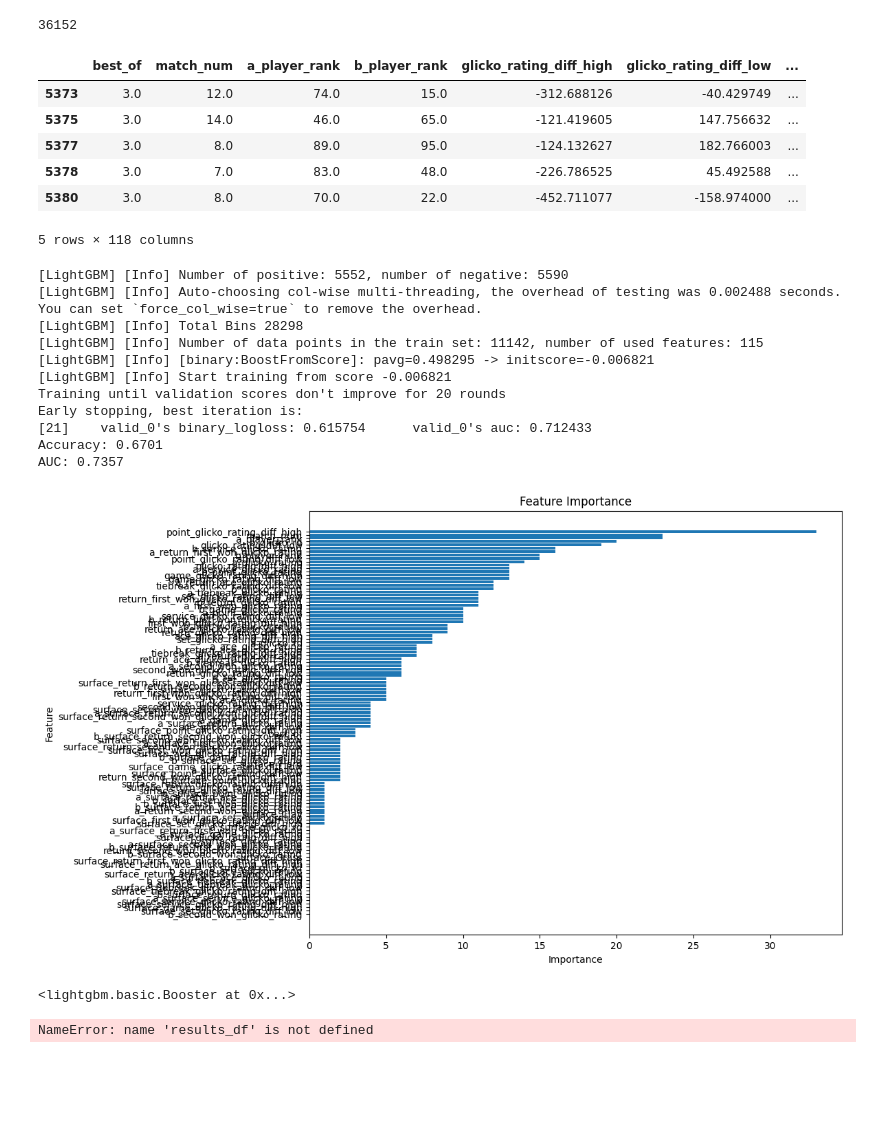
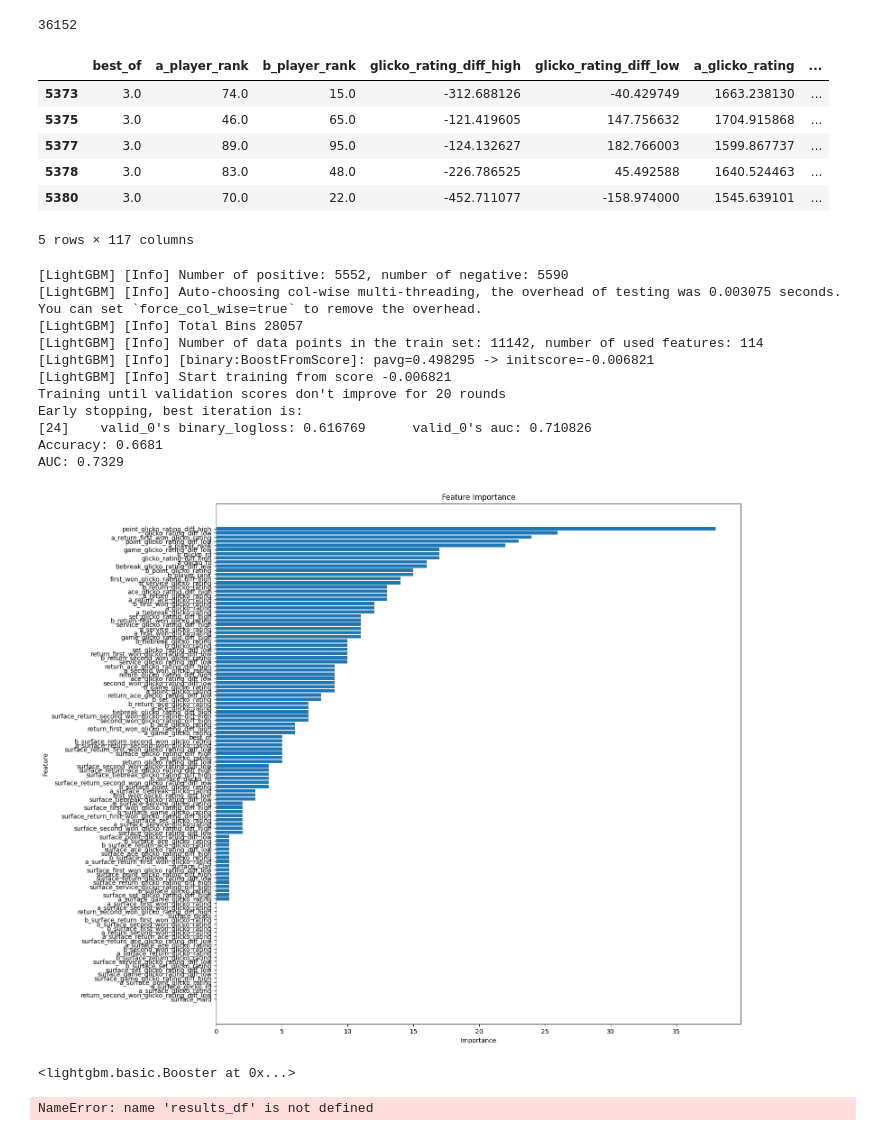
Before and after one commit to dsw225/TennisPredictionModel, a Jupyter notebook: breakpoint/tennis_analyzer_lightGBM.ipynb, the cells around one changed output. Drawn from its saved outputs; the diff is of its cells as text; code cells hidden in the pictures; blank space fills up the shorter version.

Commit message:
New High %

```diff
--- a/breakpoint/tennis_analyzer_lightGBM.ipynb
+++ b/breakpoint/tennis_analyzer_lightGBM.ipynb
@@ -66,12 +66,12 @@ end_date = datetime.strptime(end, '%Y%m%d').date()
 
 # games = await sync_to_async(list)(query.all().values())
 
-df = pd.read_csv('testout2.csv')
+df = pd.read_csv('testcsvs/testout2.csv')
 df['tourney_date'] = pd.to_datetime(df['tourney_date']).dt.date
 df = df[(df['tourney_date'] >= start_date) & (df['tourney_date'] <= end_date)]
 df = df[(df['a_glicko_rd'] <= 150) & (df['b_glicko_rd'] <= 150)]
 
-df = df.drop(['tourney_id', 'tourney_name', 'tourney_date', 'a_player_name', 'b_player_name', 'a_player_id', 'a_player_slug', 'b_player_id', 'b_player_slug'], axis=1)
+df = df.drop(['tourney_id','match_num', 'tourney_name', 'tourney_date', 'a_player_name', 'b_player_name', 'a_player_id', 'a_player_slug', 'b_player_id', 'b_player_slug'], axis=1)
 
 # df = pd.DataFrame(games).drop(['tourney_id', 'tourney_name', 'tourney_date', 'a_player_name', 'b_player_name', 'a_player_id', 'a_player_slug', 'b_player_id', 'b_player_slug','a_win_percent', 'a_serve_rating', 'a_return_rating', 'a_pressure_rating', 'a_avg_vs_elo', 'a_matches_played', 'b_win_percent', 'b_serve_rating', 'b_return_rating', 'b_pressure_rating', 'b_avg_vs_elo', 'b_matches_played', 'A_Odds', 'b_odds'], axis=1)
 
@@ -94,13 +94,13 @@ print(len(df))
 # %%
 df.head()
 # %% [output]
-|  | best_of | match_num | a_player_rank | b_player_rank | glicko_rating_diff_high | glicko_rating_diff_low | ... |
-| 5373 | 3.0 | 12.0 | 74.0 | 15.0 | -312.688126 | -40.429749 | ... |
-| 5375 | 3.0 | 14.0 | 46.0 | 65.0 | -121.419605 | 147.756632 | ... |
-| 5377 | 3.0 | 8.0 | 89.0 | 95.0 | -124.132627 | 182.766003 | ... |
-| 5378 | 3.0 | 7.0 | 83.0 | 48.0 | -226.786525 | 45.492588 | ... |
-| 5380 | 3.0 | 8.0 | 70.0 | 22.0 | -452.711077 | -158.974000 | ... |
+|  | best_of | a_player_rank | b_player_rank | glicko_rating_diff_high | glicko_rating_diff_low | a_glicko_rating | ... |
+| 5373 | 3.0 | 74.0 | 15.0 | -312.688126 | -40.429749 | 1663.238130 | ... |
+| 5375 | 3.0 | 46.0 | 65.0 | -121.419605 | 147.756632 | 1704.915868 | ... |
+| 5377 | 3.0 | 89.0 | 95.0 | -124.132627 | 182.766003 | 1599.867737 | ... |
+| 5378 | 3.0 | 83.0 | 48.0 | -226.786525 | 45.492588 | 1640.524463 | ... |
+| 5380 | 3.0 | 70.0 | 22.0 | -452.711077 | -158.974000 | 1545.639101 | ... |
-5 rows × 118 columns
+5 rows × 117 columns
 # %%
 # Create a scatter plot
 # df = df[~(df == 1500).any(axis=1)]
@@ -320,7 +320,7 @@ feature_importance_df = pd.DataFrame({
 feature_importance_df = feature_importance_df.sort_values(by='Importance', ascending=False)
 
 # Plot the feature importance
-plt.figure(figsize=(10, 8))
+plt.figure(figsize=(15, 15))
 plt.barh(feature_importance_df['Feature'], feature_importance_df['Importance'])
 plt.xlabel('Importance')
 plt.ylabel('Feature')
@@ -337,40 +337,40 @@ model.save_model('lightgbm_model.txt')
 #     y_pred = model(X_test_tensor).numpy()
 #     y_test_np = y_test_tensor.numpy()
 #     odds_test = odds_df.loc[idx_test].values
 
 #     # Create DataFrame with predictions and actual values
 #     results_df = pd.DataFrame({
 #         'Actual': y_test_np.flatten(),
 #         'Predicted': y_pred.flatten(),
 #         'A_Odds': odds_test[:, 0],
 #         'B_Odds': odds_test[:, 1]
 #     })
 
 #     # Optionally save to CSV
 #     results_df.to_csv('predictions_with_odds.csv', index=False)
 
 # # Plot ROC curve
 # with torch.no_grad():
 #     fpr, tpr, thresholds = roc_curve(y_test_tensor, y_pred)
 #     plt.plot(fpr, tpr)
 #     plt.title("Receiver Operating Characteristics")
 #     plt.xlabel("False Positive Rate")
 #     plt.ylabel("True Positive Rate")
 #     plt.show()
 # %% [output]
 [LightGBM] [Info] Number of positive: 5552, number of negative: 5590
-[LightGBM] [Info] Auto-choosing col-wise multi-threading, the overhead of testing was 0.002488 seconds.
+[LightGBM] [Info] Auto-choosing col-wise multi-threading, the overhead of testing was 0.003075 seconds.
 You can set `force_col_wise=true` to remove the overhead.
-[LightGBM] [Info] Total Bins 28298
-[LightGBM] [Info] Number of data points in the train set: 11142, number of used features: 115
+[LightGBM] [Info] Total Bins 28057
+[LightGBM] [Info] Number of data points in the train set: 11142, number of used features: 114
 [LightGBM] [Info] [binary:BoostFromScore]: pavg=0.498295 -> initscore=-0.006821
 [LightGBM] [Info] Start training from score -0.006821
 Training until validation scores don't improve for 20 rounds
 Early stopping, best iteration is:
-[21]    valid_0's binary_logloss: 0.615754      valid_0's auc: 0.712433
-Accuracy: 0.6701
-AUC: 0.7357
+[24]    valid_0's binary_logloss: 0.616769      valid_0's auc: 0.710826
+Accuracy: 0.6681
+AUC: 0.7329
-[figure, old version]
+[figure, new version]
 <lightgbm.basic.Booster at 0x...>
 # %%
 # Display the DataFrame
```
Also changed, not shown: 19 other files.
